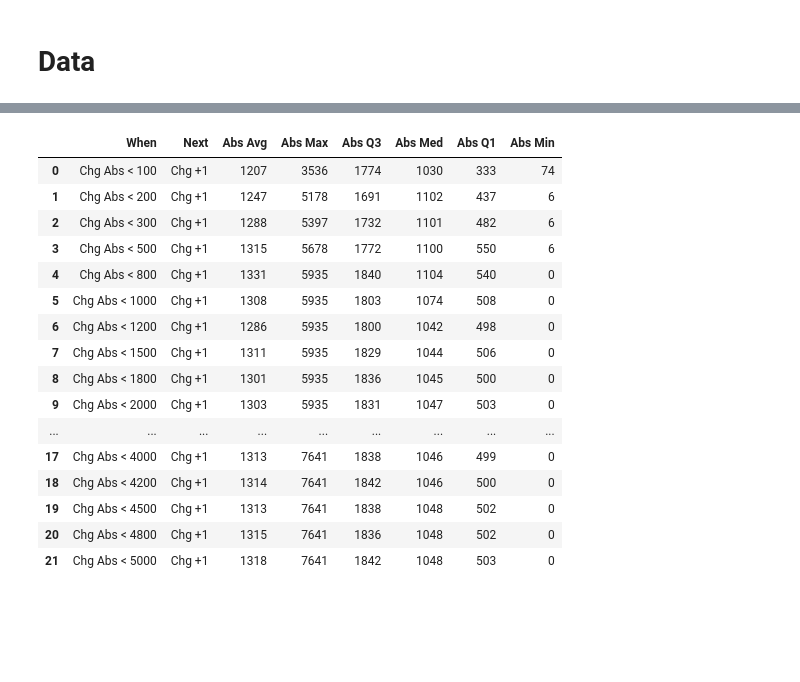
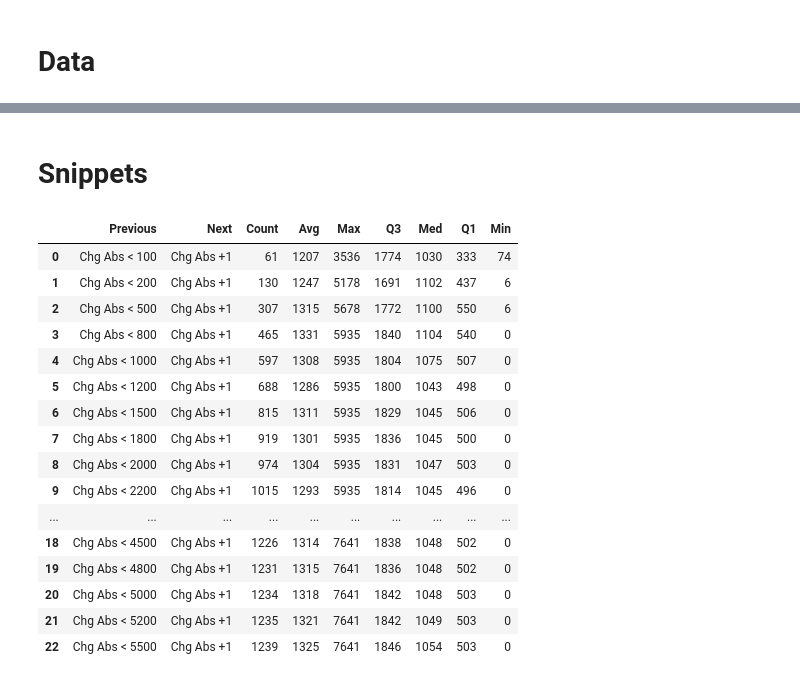
Before and after one commit to jhvissotto/Analise-Probabilistica-do-Mini-Indice, a Jupyter notebook: Stats Day/Next Day.ipynb, the cells around one changed output, grey strips where cells are left out. Cells and saved outputs as stored; diff of their text form; code cells hidden in the pictures; blank space fills up the shorter version.

```diff
--- a/Stats Day/Next Day.ipynb
+++ b/Stats Day/Next Day.ipynb
@@ -72,0 +42,19 @@ Calc.head()
+# %%
+def FORMAT_SOURCE(Query):
+    Src = pd.DataFrame()
+    Src[['A','Z']]                      = Query[['a','z']]
+    Src[['Symbol','TF']]                = Query[['symbol','tf']]
+    Src['Datetime']                     = Query['datetime']
+    Src[['Ticks','Volume']]             = Query[['tick_volume','real_volume']]
+    Src[['Open','High','Low','Close']]  = Query[['open','high','low','close']]
+    Src[['Price']]                      = Query[['close']]
+
+    Src['Change']       = (Src['Close'] - Src['Open'])
+    Src['Hilo']         = (Src['High']  - Src['Low'])
+
+    Src['Sign Bull']    = Src['Change'].apply(lambda x: +1 if x >= 0 else nan)
+    Src['Sign Bear']    = Src['Change'].apply(lambda x: -1 if x <  0 else nan)
+    return Src
+
+Src = FORMAT_SOURCE(Query)
+Src.head()
@@ -135,0 +206,2 @@ Mkv12
+# %% [markdown]
+# Snippets
@@ -136,40 +243,43 @@ Mkv12
 # %%
-def MARKOV_CHAIN_2(Calc, when, _next):
+def MARKOV_CHAIN(Calc, when, _next):
     pipe = []
     for x in when:
         Df = Calc[Calc[x]==1]
 
         for y in _next:
-
-            pipe.append({ 'When': x, 'Next':y,
-                'Abs Avg':  Df[y].abs().mean()          .round(0).astype(int),
-                'Abs Max':  Df[y].abs().max()           .round(0).astype(int),
-                'Abs Q3':   Df[y].abs().quantile(.75)   .round(0).astype(int),
-                'Abs Med':  Df[y].abs().median()        .round(0).astype(int),
-                'Abs Q1':   Df[y].abs().quantile(.25)   .round(0).astype(int),
-                'Abs Min':  Df[y].abs().min()           .round(0).astype(int),
+            pipe.append({ 'Previous':x, 'Next':y,
+                'Count':          Df[y].count(),
+                'Avg':   np.round(Df[y].mean(),        0).astype(int),
+                'Max':   np.round(Df[y].max(),         0).astype(int),
+                'Q3':    np.round(Df[y].quantile(.75), 0).astype(int),
+                'Med':   np.round(Df[y].median(),      0).astype(int),
+                'Q1':    np.round(Df[y].quantile(.25), 0).astype(int),
+                'Min':   np.round(Df[y].min(),         0).astype(int),
             })
         pass
     pass
     return pd.DataFrame(pipe)
 
-Mkv21 = MARKOV_CHAIN_2(Calc, when=Calc.loc[:, f'Chg Abs < {100}':f'Chg Abs < {5000}'].columns, _next=['Chg +1'])
-Mkv21
+
+MARKOV_CHAIN(Calc, when=Calc.loc[:,    f'Hilo < {1000}':   f'Hilo < {8000}'].columns, _next=['Hilo +1'])
+MARKOV_CHAIN(Calc, when=Calc.loc[:,    f'Hilo < {1000}':   f'Hilo < {8000}'].columns, _next=['Chg Abs +1'])
+MARKOV_CHAIN(Calc, when=Calc.loc[:, f'Chg Abs < {100}' :f'Chg Abs < {5500}'].columns, _next=['Hilo +1'])
+MARKOV_CHAIN(Calc, when=Calc.loc[:, f'Chg Abs < {100}' :f'Chg Abs < {5500}'].columns, _next=['Chg Abs +1'])
 # %% [output]
-|  | When | Next | Abs Avg | Abs Max | Abs Q3 | Abs Med | Abs Q1 | Abs Min |
-| 0 | Chg Abs < 100 | Chg +1 | 1207 | 3536 | 1774 | 1030 | 333 | 74 |
-| 1 | Chg Abs < 200 | Chg +1 | 1247 | 5178 | 1691 | 1102 | 437 | 6 |
-| 2 | Chg Abs < 300 | Chg +1 | 1288 | 5397 | 1732 | 1101 | 482 | 6 |
-| 3 | Chg Abs < 500 | Chg +1 | 1315 | 5678 | 1772 | 1100 | 550 | 6 |
-| 4 | Chg Abs < 800 | Chg +1 | 1331 | 5935 | 1840 | 1104 | 540 | 0 |
-| 5 | Chg Abs < 1000 | Chg +1 | 1308 | 5935 | 1803 | 1074 | 508 | 0 |
-| 6 | Chg Abs < 1200 | Chg +1 | 1286 | 5935 | 1800 | 1042 | 498 | 0 |
-| 7 | Chg Abs < 1500 | Chg +1 | 1311 | 5935 | 1829 | 1044 | 506 | 0 |
-| 8 | Chg Abs < 1800 | Chg +1 | 1301 | 5935 | 1836 | 1045 | 500 | 0 |
-| 9 | Chg Abs < 2000 | Chg +1 | 1303 | 5935 | 1831 | 1047 | 503 | 0 |
-| ... | ... | ... | ... | ... | ... | ... | ... | ... |
-| 17 | Chg Abs < 4000 | Chg +1 | 1313 | 7641 | 1838 | 1046 | 499 | 0 |
-| 18 | Chg Abs < 4200 | Chg +1 | 1314 | 7641 | 1842 | 1046 | 500 | 0 |
-| 19 | Chg Abs < 4500 | Chg +1 | 1313 | 7641 | 1838 | 1048 | 502 | 0 |
-| 20 | Chg Abs < 4800 | Chg +1 | 1315 | 7641 | 1836 | 1048 | 502 | 0 |
-| 21 | Chg Abs < 5000 | Chg +1 | 1318 | 7641 | 1842 | 1048 | 503 | 0 |
+|  | Previous | Next | Count | Avg | Max | Q3 | Med | Q1 | Min |
+| 0 | Chg Abs < 100 | Chg Abs +1 | 61 | 1207 | 3536 | 1774 | 1030 | 333 | 74 |
+| 1 | Chg Abs < 200 | Chg Abs +1 | 130 | 1247 | 5178 | 1691 | 1102 | 437 | 6 |
+| 2 | Chg Abs < 500 | Chg Abs +1 | 307 | 1315 | 5678 | 1772 | 1100 | 550 | 6 |
+| 3 | Chg Abs < 800 | Chg Abs +1 | 465 | 1331 | 5935 | 1840 | 1104 | 540 | 0 |
+| 4 | Chg Abs < 1000 | Chg Abs +1 | 597 | 1308 | 5935 | 1804 | 1075 | 507 | 0 |
+| 5 | Chg Abs < 1200 | Chg Abs +1 | 688 | 1286 | 5935 | 1800 | 1043 | 498 | 0 |
+| 6 | Chg Abs < 1500 | Chg Abs +1 | 815 | 1311 | 5935 | 1829 | 1045 | 506 | 0 |
+| 7 | Chg Abs < 1800 | Chg Abs +1 | 919 | 1301 | 5935 | 1836 | 1045 | 500 | 0 |
+| 8 | Chg Abs < 2000 | Chg Abs +1 | 974 | 1304 | 5935 | 1831 | 1047 | 503 | 0 |
+| 9 | Chg Abs < 2200 | Chg Abs +1 | 1015 | 1293 | 5935 | 1814 | 1045 | 496 | 0 |
+| ... | ... | ... | ... | ... | ... | ... | ... | ... | ... |
+| 18 | Chg Abs < 4500 | Chg Abs +1 | 1226 | 1314 | 7641 | 1838 | 1048 | 502 | 0 |
+| 19 | Chg Abs < 4800 | Chg Abs +1 | 1231 | 1315 | 7641 | 1836 | 1048 | 502 | 0 |
+| 20 | Chg Abs < 5000 | Chg Abs +1 | 1234 | 1318 | 7641 | 1842 | 1048 | 503 | 0 |
+| 21 | Chg Abs < 5200 | Chg Abs +1 | 1235 | 1321 | 7641 | 1842 | 1049 | 503 | 0 |
+| 22 | Chg Abs < 5500 | Chg Abs +1 | 1239 | 1325 | 7641 | 1846 | 1054 | 503 | 0 |
```
Also changed, not shown: parts of 16 cells of this notebook, 6 other files.
